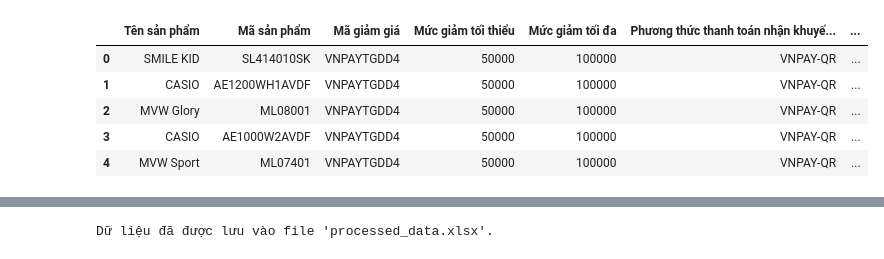
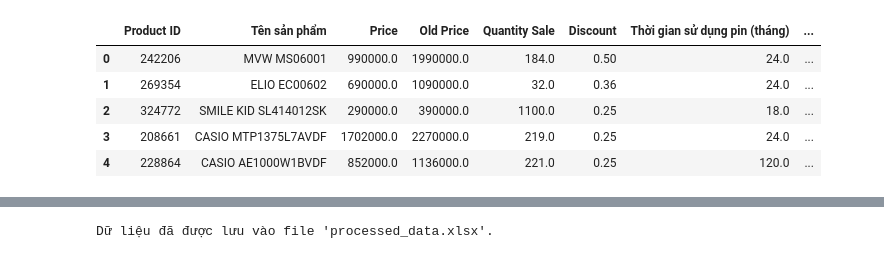
Before and after one commit to TruongVyHao-22723701/PhanTichDinhLuong_Tgdd, a Jupyter notebook: Xulydulieu_TGDD/xulydulieu.ipynb, the cells around one changed output, grey strips where cells are left out. Saved outputs shown, nothing was run; the diff lists cells and outputs as text; code cells hidden in the pictures.

```diff
--- a/Xulydulieu_TGDD/xulydulieu.ipynb
+++ b/Xulydulieu_TGDD/xulydulieu.ipynb
@@ -107,8 +99,10 @@ df.head(3)
 # %%
-# Hàm xử lý thời gian sử dụng pin
+import pandas as pd
+import re
+
 def process_battery_life(battery_life):
     if pd.isna(battery_life) or battery_life == '':
-        return float('nan')  # Trả về NaN cho giá trị rỗng hoặc None
+        return pd.NA  # Trả về NaN cho giá trị rỗng hoặc None
 
     months = 0  # Khởi tạo biến lưu số tháng
     if 'tháng' in battery_life:
@@ -220,0 +222,10 @@ df.head()
+# %%
+# Hàm xử lý cho cột 'Hãng' thay dấu chấm '.' bằng khoảng trắng
+def process_brand(brand):
+    if isinstance(brand, str):
+        # Thay dấu chấm '.' bằng khoảng trắng
+        return brand.replace('.', ' ').strip()  # Thêm strip() để loại bỏ các ký tự không mong muốn ở đầu và cuối
+    return brand  # Nếu không phải chuỗi, trả về giá trị gốc
+
+# Áp dụng hàm xử lý cho cột 'Hãng'
+df['Hãng:'] = df['Hãng:'].apply(process_brand)
@@ -221,3 +284,23 @@ df.head()
+# %%
+import re
+
+# Hàm xử lý cho cột 'Review Count'
+def process_review_count(review_count):
+    # Kiểm tra nếu giá trị là NaN hoặc chuỗi rỗng
+    if pd.isna(review_count) or review_count == '':
+        return 0  # Trả về 0 nếu không có giá trị
+
+    # Dùng regex để tìm số nguyên trong chuỗi
+    match = re.match(r'(\d+)', review_count)
+    if match:
+        return int(match.group(1))  # Trả về số nguyên
+    return 0  # Nếu không tìm thấy số, trả về 0
+
+# Áp dụng hàm xử lý cho cột 'Review Count'
+df['Review Count'] = df['Review Count'].apply(process_review_count)
+# %%
+# Chuyển cột 'Product ID' về kiểu chuỗi
+df['Product ID'] = df['Product ID'].astype(int)
 # %%
 # Thay thế các bình luận rỗng hoặc không ghi gì bằng "N/A"
 df['Bình luận'] = df['Bình luận'].replace('', 'N/A')  # Thay thế chuỗi rỗng
@@ -244,27 +316,26 @@ df.head(20)
 # %%
 # Thứ tự cột mong muốn
 new_order = [
-    'Tên sản phẩm', 'Mã sản phẩm', 'Mã giảm giá',
-    'Mức giảm tối thiểu', 'Mức giảm tối đa',
-    'Phương thức thanh toán nhận khuyến mãi',
-    'Price', 'Old Price', 'Thời gian sử dụng pin (tháng)',
+    'Product ID',
+    'Tên sản phẩm',
+    'Price', 'Old Price','Quantity Sale', 'Discount','Thời gian sử dụng pin (tháng)',
     'Đối tượng sử dụng:', 'Đường kính mặt (mm)',
     'Độ dày mặt (mm)', 'Nguồn năng lượng:',
     'Mức kháng nước (ATM)',
-    'Chất liệu mặt kính:', 'Thương hiệu của:',
+    'Chất liệu mặt kính:', 'Thương hiệu của:', 'Hãng:','Review Count','Rating',
     'Bình luận'
 ]
 
 # Sắp xếp lại cột
 df = df[new_order]
 df.head()
 # %% [output]
-|  | Tên sản phẩm | Mã sản phẩm | Mã giảm giá | Mức giảm tối thiểu | Mức giảm tối đa | Phương thức thanh toán nhận khuyế... | ... |
-| 0 | SMILE KID | SL414010SK | VNPAYTGDD4 | 50000 | 100000 | VNPAY-QR | ... |
-| 1 | CASIO | AE1200WH1AVDF | VNPAYTGDD4 | 50000 | 100000 | VNPAY-QR | ... |
-| 2 | MVW Glory | ML08001 | VNPAYTGDD4 | 50000 | 100000 | VNPAY-QR | ... |
-| 3 | CASIO | AE1000W2AVDF | VNPAYTGDD4 | 50000 | 100000 | VNPAY-QR | ... |
-| 4 | MVW Sport | ML07401 | VNPAYTGDD4 | 50000 | 100000 | VNPAY-QR | ... |
+|  | Product ID | Tên sản phẩm | Price | Old Price | Quantity Sale | Discount | Thời gian sử dụng pin (tháng) | ... |
+| 0 | 242206 | MVW MS06001 | 990000.0 | 1990000.0 | 184.0 | 0.50 | 24.0 | ... |
+| 1 | 269354 | ELIO EC00602 | 690000.0 | 1090000.0 | 32.0 | 0.36 | 24.0 | ... |
+| 2 | 324772 | SMILE KID SL414012SK | 290000.0 | 390000.0 | 1100.0 | 0.25 | 18.0 | ... |
+| 3 | 208661 | CASIO MTP1375L7AVDF | 1702000.0 | 2270000.0 | 219.0 | 0.25 | 24.0 | ... |
+| 4 | 228864 | CASIO AE1000W1BVDF | 852000.0 | 1136000.0 | 221.0 | 0.25 | 120.0 | ... |
 # %%
 # Xử lý tất cả các cột: thay thế các giá trị rỗng hoặc None bằng "N/A"
 df.fillna('N/A', inplace=True)  # Thay thế giá trị None
```
Also changed, not shown: parts of 19 cells of this notebook, 11 other files.
